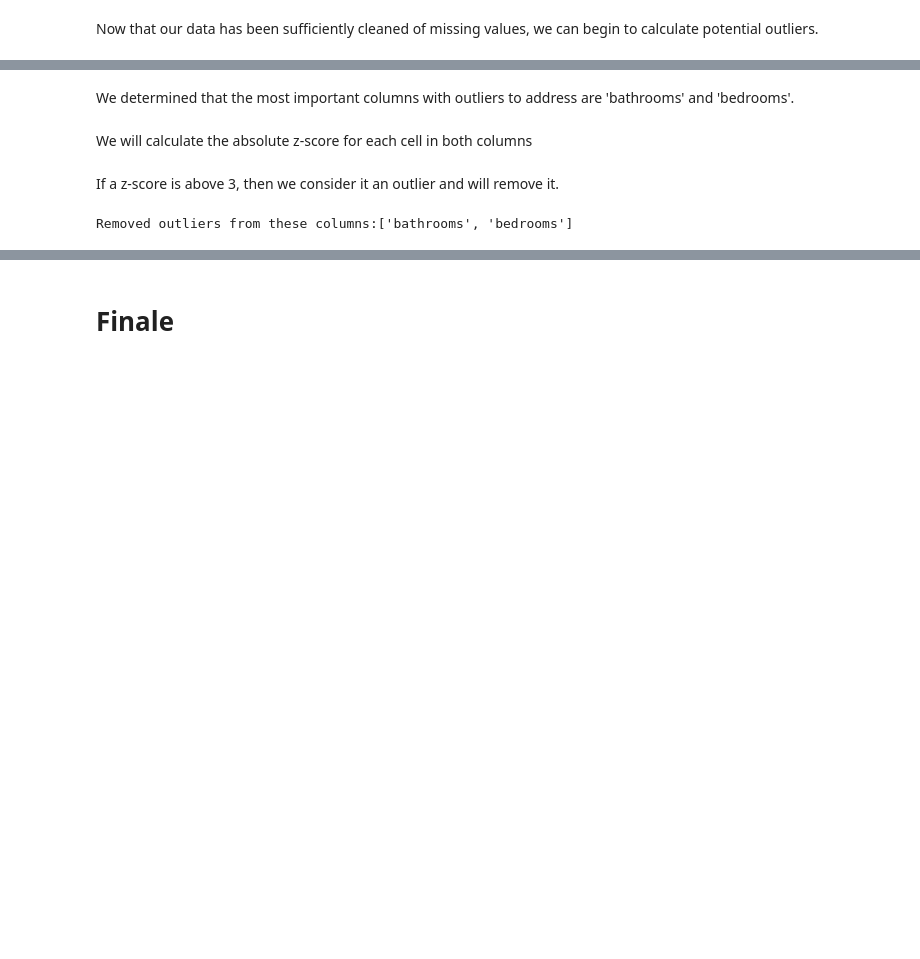
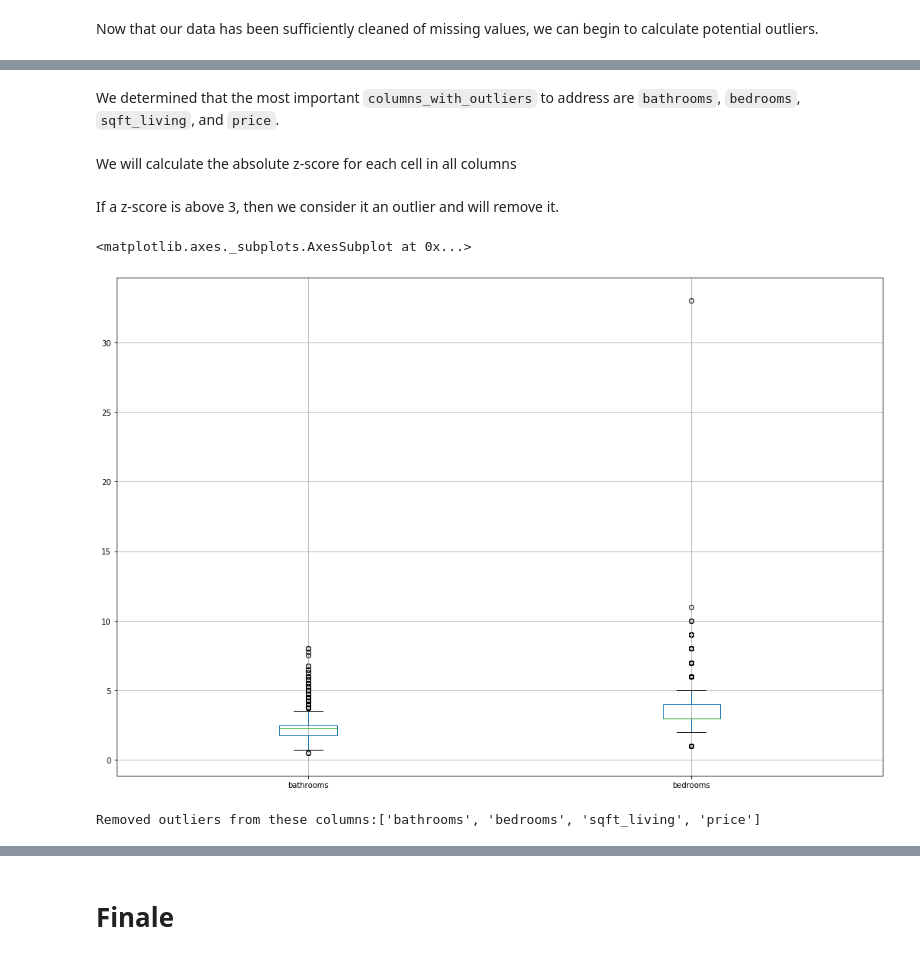
Before and after one commit to jonnelbenjamin/coachmod4project, a Jupyter notebook: 2_data_cleaning.ipynb, the cells around one changed output, grey strips where cells are left out. Cells and saved outputs as stored; diff of their text form; code cells hidden in the pictures; blank space fills up the shorter version.

````diff
--- a/2_data_cleaning.ipynb
+++ b/2_data_cleaning.ipynb
@@ -100,14 +106,22 @@ kcdf.describe()
 | 75% | 7.312200e+09 | 6.450000e+05 | 4.000000 | 2.500000 | 2550.000000 | 1.069775e+04 | 2.00000 | 0.000000 | 4.000000 | 8.000000 | ... |
 | max | 9.900000e+09 | 7.700000e+06 | 33.000000 | 8.000000 | 13540.000000 | 1.651359e+06 | 3.50000 | 4.000000 | 5.000000 | 13.000000 | ... |
 # %% [markdown]
-We determined that the most important columns with outliers to address are 'bathrooms' and 'bedrooms'.
+We determined that the most important ```columns_with_outliers``` to address are ```bathrooms```, ```bedrooms```, ```sqft_living```, and ```price```.
 # %%
-columns_with_outliers = ['bathrooms', 'bedrooms']
+columns_with_outliers = ['bathrooms', 'bedrooms', 'sqft_living','price']
 # %% [markdown]
-We will calculate the absolute z-score for each cell in both columns
+We will calculate the absolute z-score for each cell in all columns
 # %% [markdown]
 If a z-score is above 3, then we consider it an outlier and will remove it.
-# %%
-kcdf = remove_outliers(kcdf, columns_with_outliers)
-# %% [output]
-Removed outliers from these columns:['bathrooms', 'bedrooms']
+# %%
+# Look into a method that returns boxplot threshold and use that threshold to discard anything above/below.
+plt.figure(figsize=(18,12))
+kcdf.boxplot(column = columns_with_outliers)
+# %% [output]
+<matplotlib.axes._subplots.AxesSubplot at 0x...>
+[figure, added]
+# %%
+# We failed to check for normality
+kcdf = remove_outliers(kcdf, columns_with_outliers)
+# %% [output]
+Removed outliers from these columns:['bathrooms', 'bedrooms', 'sqft_living', 'price']
````
Also changed, not shown: parts of 13 cells of this notebook, 4 other files.
